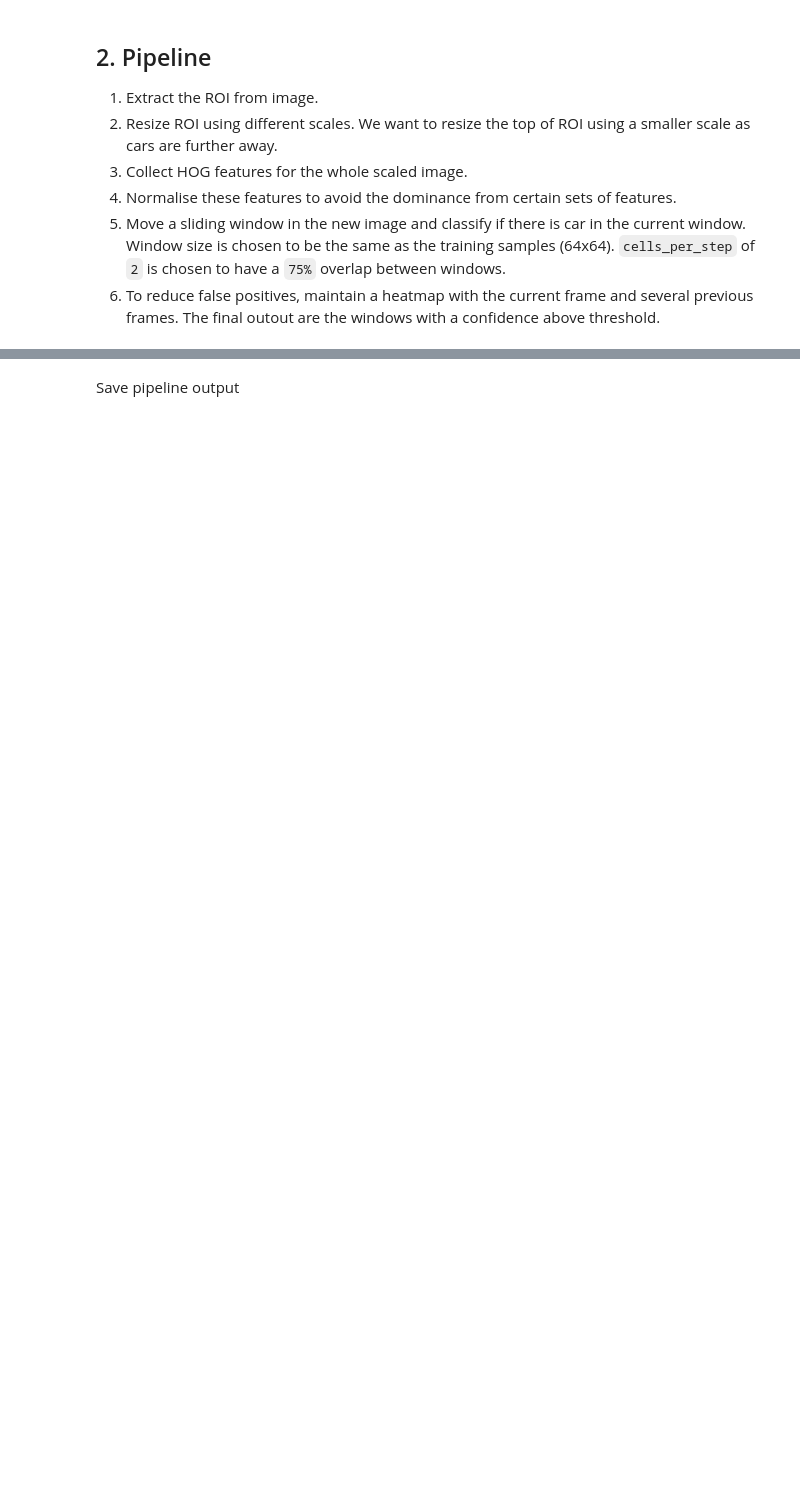
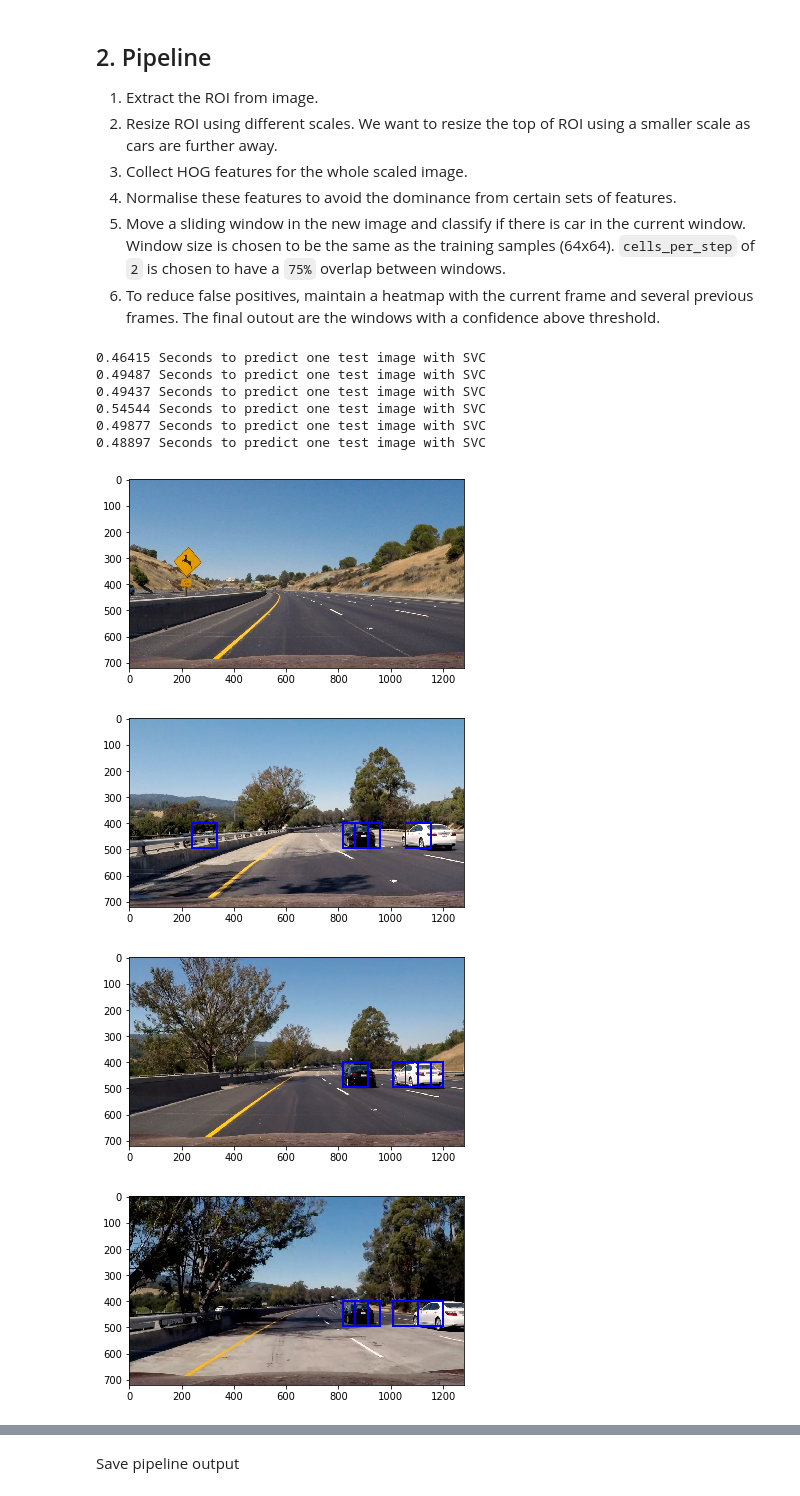
Before and after one commit to clarkli86/CarND-Vehicle-Detection, a Jupyter notebook: vehicle_detection.ipynb, the cells around one changed output, grey strips where cells are left out. Drawn from its saved outputs; the diff is of its cells as text; code cells hidden in the pictures; blank space fills up the shorter version.

Commit message:
Multiple scale vehicle detection

```diff
--- a/vehicle_detection.ipynb
+++ b/vehicle_detection.ipynb
@@ -301,6 +301,8 @@ def find_cars(img, hog_channel, cspace, ystart, ystop, scale, svc, \
     if scale != 1:
         imshape = ctrans_tosearch.shape
         ctrans_tosearch_scale = cv2.resize(ctrans_tosearch, (np.int(imshape[1]/scale), np.int(imshape[0]/scale)))
+    else:
+        ctrans_tosearch_scale = ctrans_tosearch
 
     ch1 = ctrans_tosearch_scale[:,:,0]
     ch2 = ctrans_tosearch_scale[:,:,1]
@@ -352,30 +354,68 @@ def find_cars(img, hog_channel, cspace, ystart, ystop, scale, svc, \
 
             # Extract the image patch
             subimg = cv2.resize(ctrans_tosearch_scale[ytop:ytop+window, xleft:xleft+window], (64,64))
 
             # TODO: Only use hog features for now
             # Get color features
             #spatial_features = bin_spatial(subimg, size=spatial_size)
             #hist_features = color_hist(subimg, nbins=hist_bins)
 
             # Scale features and make a prediction
             # test_features = X_scaler.transform(np.hstack((spatial_features, hist_features, hog_features)).reshape(1, -1))
             # TODO: Only use hog features for now
             test_features = X_scaler.transform(np.hstack((hog_features)).reshape(1, -1))
             #test_features = X_scaler.transform(np.hstack((shape_feat, hist_feat)).reshape(1, -1))
             test_prediction = svc.predict(test_features)
 
             if test_prediction == 1 or save_output:
                 xbox_left = np.int(xleft*scale)
                 ytop_draw = np.int(ytop*scale)
                 win_draw = np.int(window*scale)
                 cv2.rectangle(draw_img,(xbox_left, ytop_draw+ystart),(xbox_left+win_draw,ytop_draw+win_draw+ystart),(0,0,255),6)
 
     if save_output:
         cv2.imwrite('output_images/roi/' + filename, cv2.cvtColor(img_tosearch * 255, cv2.COLOR_BGR2RGB))
         cv2.imwrite('output_images/ctrans_ch0/' + filename, ctrans_tosearch[:,:,0] * 255)
         cv2.imwrite('output_images/resize/' + filename, ctrans_tosearch_scale[:,:,0] * 255)
         hog1_vis = get_hog_features(ch1, orient, pix_per_cell, cell_per_block, vis=True)
         cv2.imwrite('output_images/hog/' + filename, hog1_vis[1] * 255)
         cv2.imwrite('output_images/windows/' + filename, draw_img)
     return draw_img
+
+test_images = glob.glob('test_images/*.jpg')
+for test_image in test_images:
+    img = mpimg.imread(test_image)
+    filename = os.path.basename(test_image)
+
+    # First scale
+    t=time.time()
+    ystart = 400
+    ystop = 500
+    scale = 1.5
+    cells_per_step = 4
+    out_img = find_cars(img, hog_channel, colorspace, ystart, ystop, scale, svc, \
+                        X_scaler, orient, pix_per_cell, cell_per_block, cells_per_step)
+    # Second scale
+    ystart = 550
+    ystop = 650
+    scale = 3
+    cells_per_step = 6
+    out_img = find_cars(out_img, hog_channel, colorspace, ystart, ystop, scale, svc, \
+                        X_scaler, orient, pix_per_cell, cell_per_block, cells_per_step)
+
+    t2 = time.time()
+    print(round(t2-t, 5), 'Seconds to predict one test image with SVC')
+
+    plt.figure()
+    plt.imshow(out_img)
+# %% [output]
+0.46415 Seconds to predict one test image with SVC
+0.49487 Seconds to predict one test image with SVC
+0.49437 Seconds to predict one test image with SVC
+0.54544 Seconds to predict one test image with SVC
+0.49877 Seconds to predict one test image with SVC
+0.48897 Seconds to predict one test image with SVC
+[figure, added]
+[figure, added]
+[figure, added]
+[figure, added]
```
Also changed, not shown: parts of 10 cells of this notebook.
